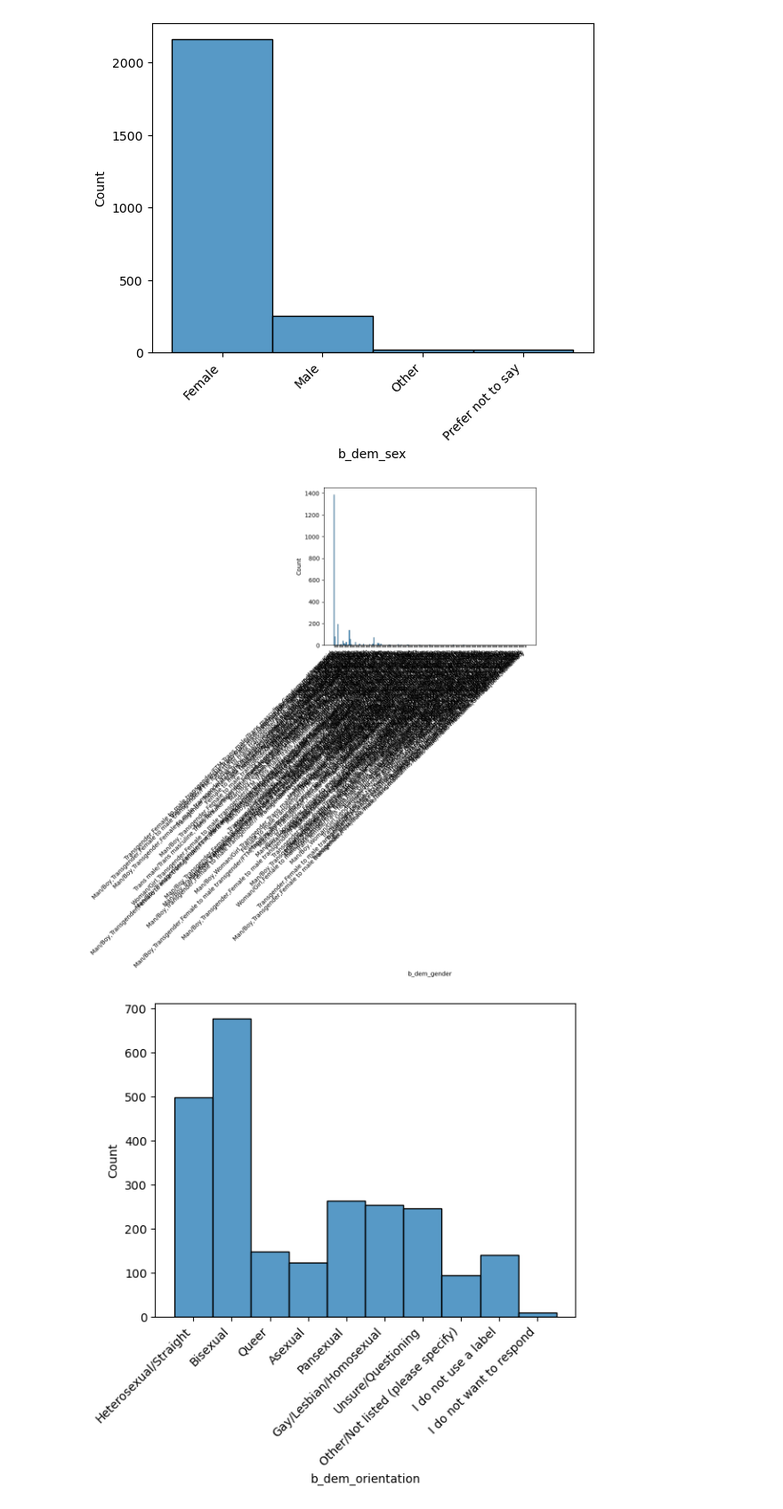
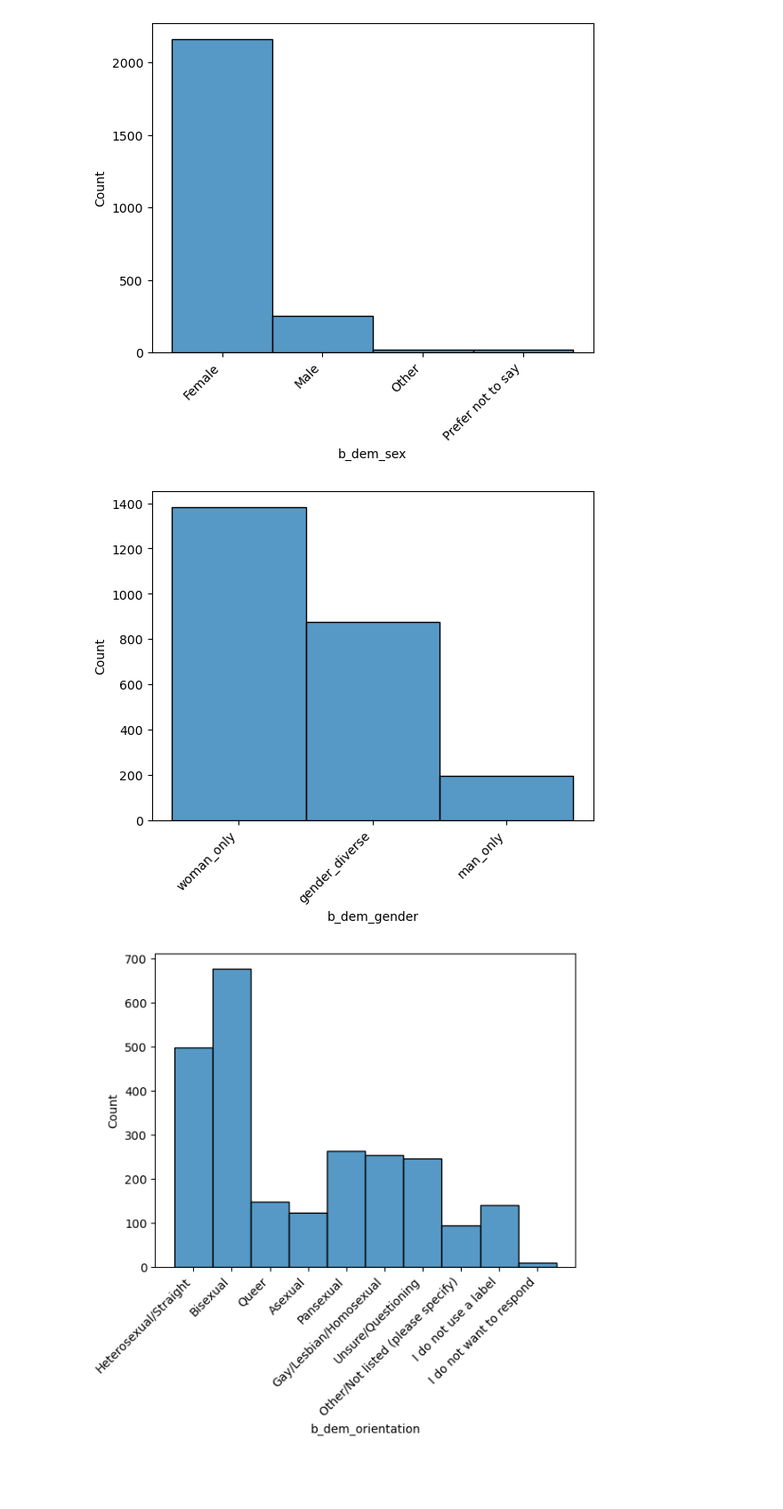
Before and after one commit to NRKako/machine_learning, a Jupyter notebook: self_harm.ipynb, the cells around one changed output. Shown at 89% size. Cells and saved outputs as stored; diff of their text form; code cells hidden in the pictures; blank space fills up the shorter version.

Commit message:
finished imputation and recoding gender

```diff
--- a/self_harm.ipynb
+++ b/self_harm.ipynb
@@ -35,15 +41,21 @@ memory usage: 10.0+ MB
 # %%
 # reduce to columns of interest
 # eed scale is named differently with no b_
+# data = data[['b_uls_mean', 'b_cdi_mean', 'b_dem_sex', 'b_dem_gender', 'b_dem_orientation',
+#             'b_bads_mean', 'b_shs_mean' , 'b_bhs_mean', 'b_aces_mean' , 'b_mvps_mean',
+#             'eds_events_mean', 'b_gad_mean', 'b_sitbi_2',  'b_sitbi_8', 'b_sitbi_si_month_1',
+#             'b_sitbi_nssi_month_1', 'b_sitbi_nssi_3months_1', 'b_sitbi_nssi_year_1',
+#             'b_sitbi_nssi_life_1','b_sitbi_si_3month_1', 'b_sitbi_si_year_1',
+#             'b_sitbi_si_life_1', 'b_sitbi_plan_3month_1', 'b_sitbi_plan_year_1',
+#             'b_sitbi_plan_life_1', 'b_sitbi_attempt_3months_1', 'b_sitbi_attempt_year_1',
+#             'b_sitbi_attempt_life_1', 'b_sitbi_11', 'b_sitbi_13', 'b_sitbi_16', 'b_sitbi_17',
+#             'b_sitbi_20']]
+
+# reduced outcomes version
 data = data[['b_uls_mean', 'b_cdi_mean', 'b_dem_sex', 'b_dem_gender', 'b_dem_orientation',
              'b_bads_mean', 'b_shs_mean' , 'b_bhs_mean', 'b_aces_mean' , 'b_mvps_mean',
-             'eds_events_mean', 'b_gad_mean', 'b_sitbi_2',  'b_sitbi_8', 'b_sitbi_si_month_1',
-             'b_sitbi_nssi_month_1', 'b_sitbi_nssi_3months_1', 'b_sitbi_nssi_year_1',
-             'b_sitbi_nssi_life_1','b_sitbi_si_3month_1', 'b_sitbi_si_year_1',
-             'b_sitbi_si_life_1', 'b_sitbi_plan_3month_1','b_sitbi_plan_year_1',
-             'b_sitbi_plan_life_1', 'b_sitbi_attempt_3months_1', 'b_sitbi_attempt_year_1',
-             'b_sitbi_attempt_life_1', 'b_sitbi_11', 'b_sitbi_13', 'b_sitbi_16', 'b_sitbi_17',
-             'b_sitbi_20']]
+             'eds_events_mean', 'b_gad_mean', 'b_sitbi_2',  'b_sitbi_8',
+             'b_sitbi_nssi_year_1', 'b_sitbi_si_year_1', 'b_sitbi_attempt_year_1', 'b_sitbi_17']]
 
 # more detail about columns of interest
 data.info()
@@ -130 +140,4 @@ memory usage: 421.3 KB
+# %%
+# separate predictor variables
+predictors = data.loc[:,[False if re.search('b_sitbi+', column) else True for column in data.columns]].copy()
 # %%
@@ -161,0 +186,5 @@ for c in ['b_uls_mean', 'b_cdi_mean', 'b_dem_sex', 'b_dem_gender', 'b_dem_orient
+# %%
+# recode gender values into 3 categories
+predictors.loc[predictors['b_dem_gender'] == 'Woman/Girl', 'b_dem_gender'] = 'woman_only'
+predictors.loc[predictors['b_dem_gender'] == 'Man/Boy', 'b_dem_gender'] = 'man_only'
+predictors.loc[(predictors['b_dem_gender'] != 'man_only') & (predictors['b_dem_gender'] != 'woman_only'), 'b_dem_gender'] = 'gender_diverse'
@@ -248,12 +338,12 @@ None
 # %% [output]
 [figure]
 # %%
-sns.histplot(model_data['b_dem_gender'])
+sns.histplot(predictors['b_dem_gender'])
 plt.xticks(
     rotation=45,
     horizontalalignment='right'
 )
 None
 # %% [output]
-[figure, old version]
+[figure, new version]
 # %%
```
Also changed, not shown: parts of 19 cells of this notebook, 2 other files.
